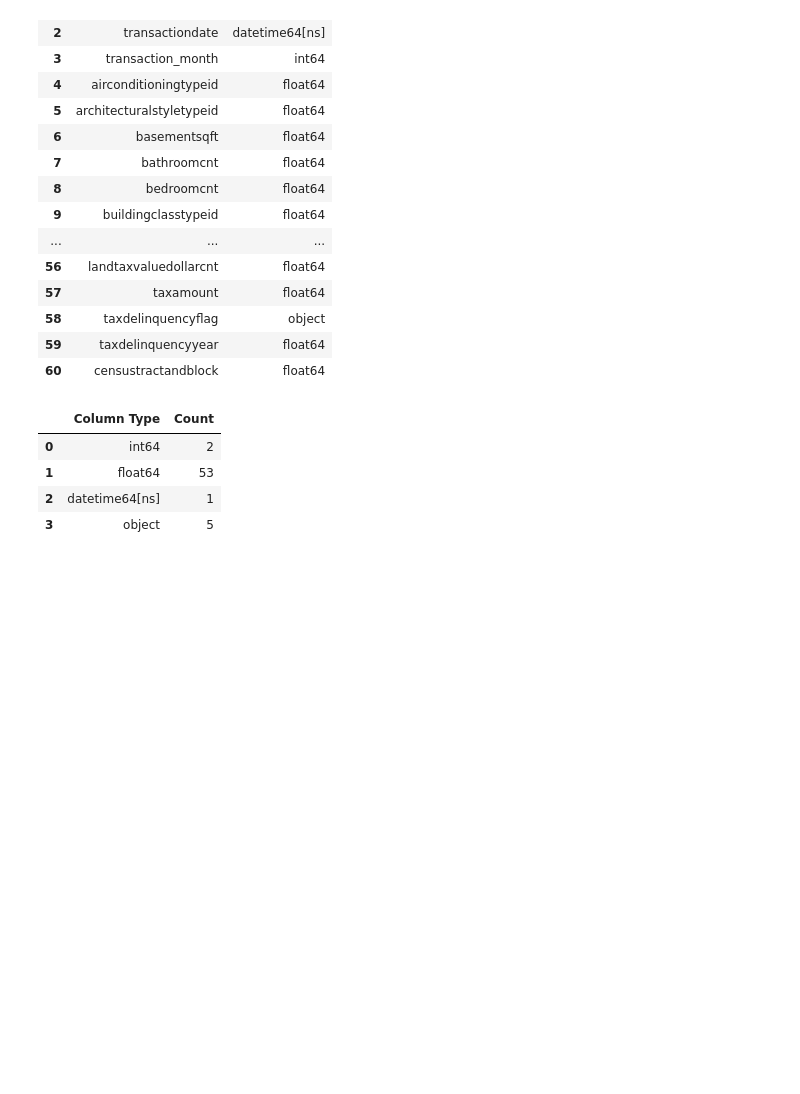
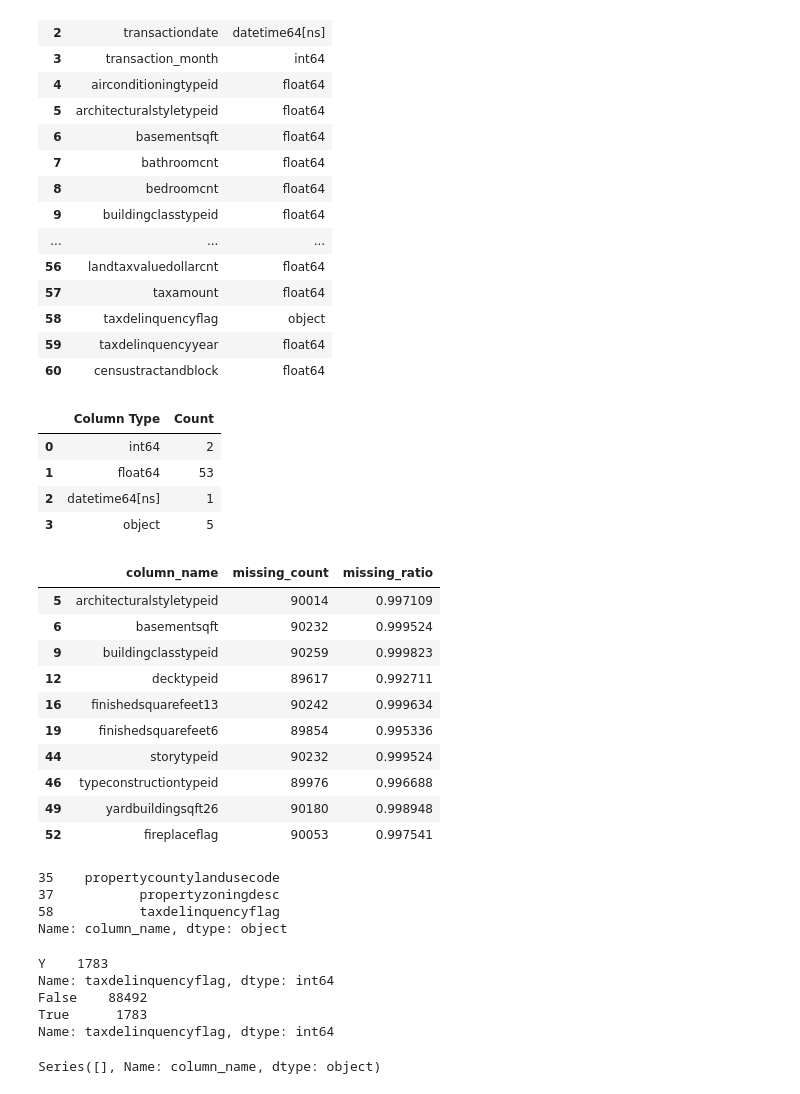
Before and after one commit to voyageth/kaggle, a Jupyter notebook: zillow/Simple Exploration Notebook - Zillow Prize.ipynb, the cells around one changed output. Saved outputs shown, nothing was run; the diff lists cells and outputs as text; code cells hidden in the pictures; blank space fills up the shorter version.

```diff
--- a/zillow/Simple Exploration Notebook - Zillow Prize.ipynb
+++ b/zillow/Simple Exploration Notebook - Zillow Prize.ipynb
@@ -203,3 +211,20 @@ dtype_df.groupby('Column Type').aggregate('count').reset_index()
 | 1 | float64 | 53 |
 | 2 | datetime64[ns] | 1 |
 | 3 | object | 5 |
+# %%
+missing_df = train_df.isnull().sum(axis=0).reset_index()
+missing_df.columns = ['column_name', 'missing_count']
+missing_df['missing_ratio'] = missing_df['missing_count'] / train_df.shape[0]
+missing_df.loc[missing_df['missing_ratio'] > 0.99]
+# %% [output]
+|  | column_name | missing_count | missing_ratio |
+| 5 | architecturalstyletypeid | 90014 | 0.997109 |
+| 6 | basementsqft | 90232 | 0.999524 |
+| 9 | buildingclasstypeid | 90259 | 0.999823 |
+| 12 | decktypeid | 89617 | 0.992711 |
+| 16 | finishedsquarefeet13 | 90242 | 0.999634 |
+| 19 | finishedsquarefeet6 | 89854 | 0.995336 |
+| 44 | storytypeid | 90232 | 0.999524 |
+| 46 | typeconstructiontypeid | 89976 | 0.996688 |
+| 49 | yardbuildingsqft26 | 90180 | 0.998948 |
+| 52 | fireplaceflag | 90053 | 0.997541 |
@@ -205,0 +234,21 @@ dtype_df.groupby('Column Type').aggregate('count').reset_index()
+# %%
+missing_df = train_df_new.isnull().sum(axis=0).reset_index()
+missing_df.columns = ['column_name', 'missing_count']
+missing_df['missing_ratio'] = missing_df['missing_count'] / train_df_new.shape[0]
+missing_df.loc[missing_df['missing_ratio'] > 0]['column_name']
+# %% [output]
+35    propertycountylandusecode
+37           propertyzoningdesc
+58           taxdelinquencyflag
+Name: column_name, dtype: object
+# %%
+print(train_df_new['taxdelinquencyflag'].value_counts())
+train_df_new['taxdelinquencyflag'] = train_df_new['taxdelinquencyflag'] \
+                .apply(lambda x: True if x == True or x == 'Y' else False)
+print(train_df_new['taxdelinquencyflag'].value_counts())
+# %% [output]
+Y    1783
+Name: taxdelinquencyflag, dtype: int64
+False    88492
+True      1783
+Name: taxdelinquencyflag, dtype: int64
@@ -205,0 +257,7 @@ dtype_df.groupby('Column Type').aggregate('count').reset_index()
+# %%
+missing_df = train_df_new.isnull().sum(axis=0).reset_index()
+missing_df.columns = ['column_name', 'missing_count']
+missing_df['missing_ratio'] = missing_df['missing_count'] / train_df_new.shape[0]
+missing_df.loc[missing_df['missing_ratio'] > 0]['column_name']
+# %% [output]
+Series([], Name: column_name, dtype: object)
```
Also changed, not shown: parts of 10 cells of this notebook.
